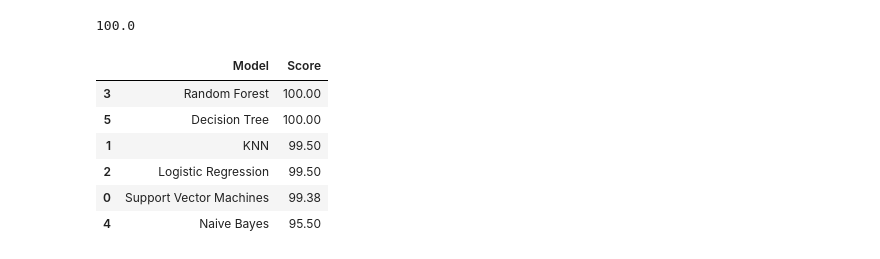
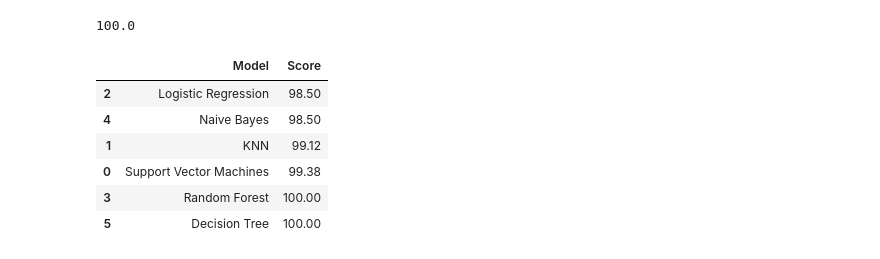
Before and after one commit to Amelmekaddim/GDSC-Workshop-Student-Performance-kaggle, a Jupyter notebook: gdscsp.ipynb, the cells around one changed output. Saved outputs shown, nothing was run; the diff lists cells and outputs as text; code cells hidden in the pictures.

```diff
--- a/gdscsp.ipynb
+++ b/gdscsp.ipynb
@@ -413,8 +397,7 @@ data['Grade_writing'] = data['Grade_writing'].replace('A',1)
 data['Grade_writing'] = data['Grade_writing'].replace('B',2)
 data['Grade_writing'] = data['Grade_writing'].replace('C',3)
 data['Grade_writing'] = data['Grade_writing'].replace('D',4)
-data['Grade_writing'] = data['Grade_writing'].replace('E',5)
-data['Grade_writing'] = data['Grade_writing'].replace('F',6)
+data['Grade_writing'] = data['Grade_writing'].replace('F',5)
 data.head()
 # %% [output]
 |  | gender | race/ethnicity | parental level of education | lunch | test preparation course | math score | ... |
@@ -429,8 +412,7 @@ data['Overall_grade'] = data['Overall_grade'].replace('A',1)
 data['Overall_grade'] = data['Overall_grade'].replace('B',2)
 data['Overall_grade'] = data['Overall_grade'].replace('C',3)
 data['Overall_grade'] = data['Overall_grade'].replace('D',4)
-data['Overall_grade'] = data['Overall_grade'].replace('E',5)
-data['Overall_grade'] = data['Overall_grade'].replace('F',6)
+data['Overall_grade'] = data['Overall_grade'].replace('F',5)
 data.head()
 # %% [output]
 |  | gender | race/ethnicity | parental level of education | lunch | test preparation course | math score | ... |
@@ -445,5 +427,5 @@ data['Overall_grade'] = data['Overall_grade'].replace('A',1)
 data['Overall_grade'] = data['Overall_grade'].replace('B',2)
 data['Overall_grade'] = data['Overall_grade'].replace('C',3)
 data['Overall_grade'] = data['Overall_grade'].replace('D',4)
-data['Overall_grade'] = data['Overall_grade'].replace('E',5)
-data['Overall_grade'] = data['Overall_grade'].replace('F',6)
+data['Overall_grade'] = data['Overall_grade'].replace('F',5)
+data.head()
@@ -539,7 +519,7 @@ acc_svc
 # %% [output]
 99.38
 # %%
-knn = KNeighborsClassifier(n_neighbors = 3)
+knn = KNeighborsClassifier(n_neighbors = 2)
 knn.fit(x_train, y_train)
 y_pred = knn.predict(x_test)
 acc_knn = round(knn.score(x_train, y_train) * 100, 2)
@@ -578,17 +558,17 @@ acc_random_forest
 # %%
 models = pd.DataFrame({
     'Model': ['Support Vector Machines', 'KNN', 'Logistic Regression',
               'Random Forest', 'Naive Bayes',
               'Decision Tree'],
     'Score': [acc_svc, acc_knn, acc_log,
               acc_random_forest,acc_gaussian,
                acc_decision_tree]})
-models.sort_values(by='Score', ascending=False)
+models.sort_values(by='Score', ascending=True)
 # %% [output]
 |  | Model | Score |
+| 2 | Logistic Regression | 98.50 |
+| 4 | Naive Bayes | 98.50 |
+| 1 | KNN | 99.12 |
+| 0 | Support Vector Machines | 99.38 |
 | 3 | Random Forest | 100.00 |
 | 5 | Decision Tree | 100.00 |
-| 1 | KNN | 99.50 |
-| 2 | Logistic Regression | 99.50 |
-| 0 | Support Vector Machines | 99.38 |
-| 4 | Naive Bayes | 95.50 |
```
Also changed, not shown: parts of 30 cells of this notebook.
